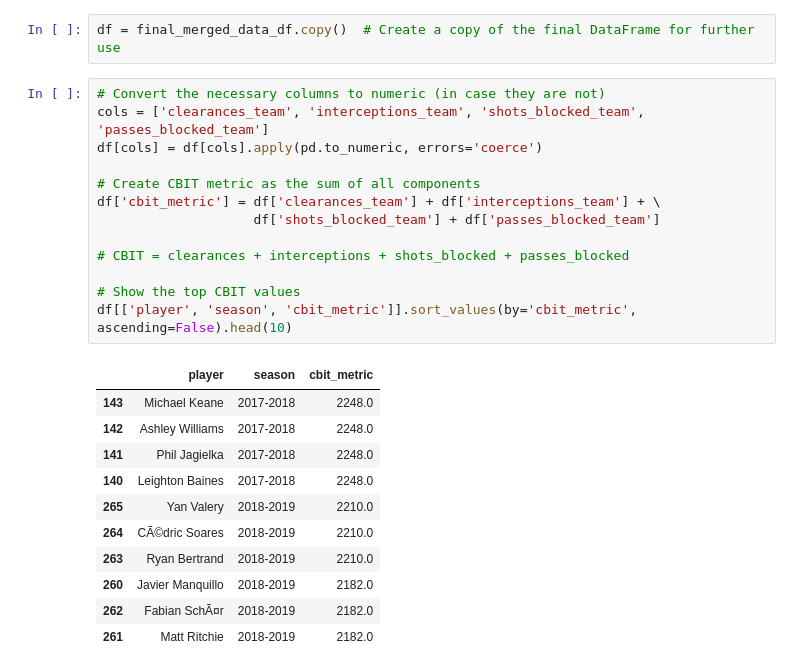
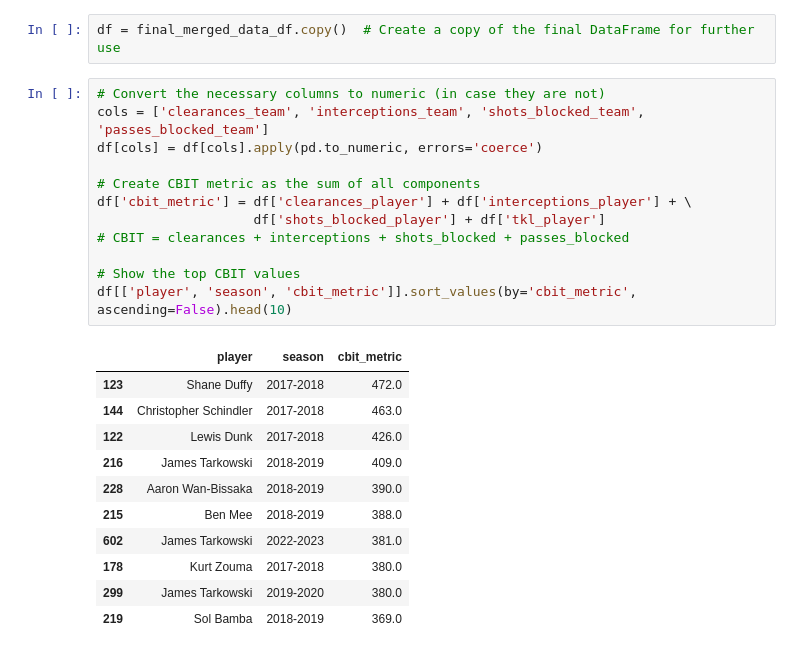
Before and after one commit to AEGDDI/dream-team-fpl-prediction, a Jupyter notebook: code/merging/def.ipynb, the cells around one changed output. Saved outputs shown, nothing was run; the diff lists cells and outputs as text.

Commit message:
updated CBIT definition
included tackles and excluded passes blocked

```diff
--- a/code/merging/def.ipynb
+++ b/code/merging/def.ipynb
@@ -288,28 +288,27 @@ df = final_merged_data_df.copy()  # Create a copy of the final DataFrame for fur
 # %%
 # Convert the necessary columns to numeric (in case they are not)
 cols = ['clearances_team', 'interceptions_team', 'shots_blocked_team', 'passes_blocked_team']
 df[cols] = df[cols].apply(pd.to_numeric, errors='coerce')
 
 # Create CBIT metric as the sum of all components
-df['cbit_metric'] = df['clearances_team'] + df['interceptions_team'] + \
-                    df['shots_blocked_team'] + df['passes_blocked_team']
-
+df['cbit_metric'] = df['clearances_player'] + df['interceptions_player'] + \
+                    df['shots_blocked_player'] + df['tkl_player']
 # CBIT = clearances + interceptions + shots_blocked + passes_blocked
 
 # Show the top CBIT values
 df[['player', 'season', 'cbit_metric']].sort_values(by='cbit_metric', ascending=False).head(10)
 # %% [output]
 |  | player | season | cbit_metric |
-| 143 | Michael Keane | 2017-2018 | 2248.0 |
-| 142 | Ashley Williams | 2017-2018 | 2248.0 |
-| 141 | Phil Jagielka | 2017-2018 | 2248.0 |
-| 140 | Leighton Baines | 2017-2018 | 2248.0 |
-| 265 | Yan Valery | 2018-2019 | 2210.0 |
-| 264 | CÃ©dric Soares | 2018-2019 | 2210.0 |
-| 263 | Ryan Bertrand | 2018-2019 | 2210.0 |
-| 260 | Javier Manquillo | 2018-2019 | 2182.0 |
-| 262 | Fabian SchÃ¤r | 2018-2019 | 2182.0 |
-| 261 | Matt Ritchie | 2018-2019 | 2182.0 |
+| 123 | Shane Duffy | 2017-2018 | 472.0 |
+| 144 | Christopher Schindler | 2017-2018 | 463.0 |
+| 122 | Lewis Dunk | 2017-2018 | 426.0 |
+| 216 | James Tarkowski | 2018-2019 | 409.0 |
+| 228 | Aaron Wan-Bissaka | 2018-2019 | 390.0 |
+| 215 | Ben Mee | 2018-2019 | 388.0 |
+| 602 | James Tarkowski | 2022-2023 | 381.0 |
+| 178 | Kurt Zouma | 2017-2018 | 380.0 |
+| 299 | James Tarkowski | 2019-2020 | 380.0 |
+| 219 | Sol Bamba | 2018-2019 | 369.0 |
 # %%
 # Filter the dataframe for seasons 2024-2025 or 2023-2024
 filtered_df = df[df['season'].isin(['2024-2025', '2023-2024'])]
```
Also changed, not shown: parts of 2 cells of this notebook, 1 other file.
